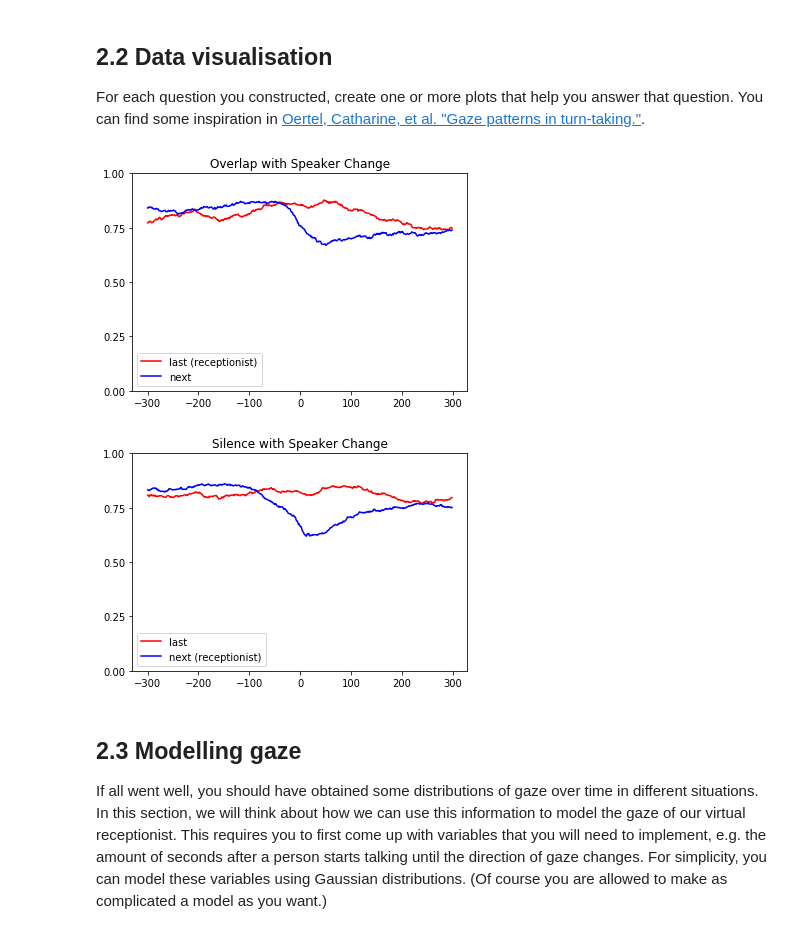
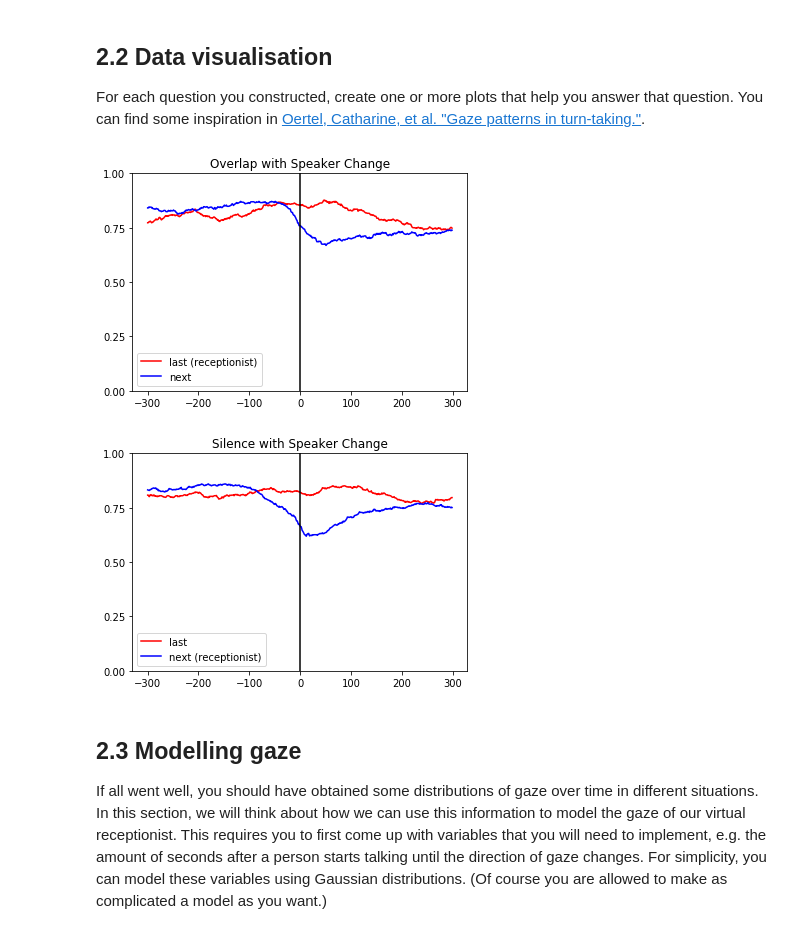
Before and after one commit to adis98/Conv_agents_grp_12, a Jupyter notebook: gaze_lab/CS4270 Gaze Lab.ipynb, the cells around one changed output. Drawn from its saved outputs; the diff is of its cells as text; code cells hidden in the pictures.

```diff
--- a/gaze_lab/CS4270 Gaze Lab.ipynb
+++ b/gaze_lab/CS4270 Gaze Lab.ipynb
@@ -575,21 +575,22 @@ import matplotlib.pyplot as plt
 # %%
 X = [x for x in range(-300, 300)]
 Y = plot_data['OV_with_SC']['original']
 
 plt.plot(X, Y, 'r', label='last (receptionist)')
 plt.legend()
 
 X = [x for x in range(-300, 300)]
 Y = plot_data['OV_with_SC']['incoming']
 
 plt.plot(X, Y, 'b', label='next')
+plt.axvline(x=0, color='black')
+plt.title('Overlap with Speaker Change')
 plt.legend()
-plt.title('Overlap with Speaker Change')
 
 plt.yticks([0, .25, .50, .75, 1])
 plt.show()
 # %% [output]
-[figure, old version]
+[figure, new version]
 # %%
 X = [x for x in range(-300, 300)]
 Y = plot_data['SIL_with_SC']['original']
@@ -601,13 +602,14 @@ X = [x for x in range(-300, 300)]
 Y = plot_data['SIL_with_SC']['incoming']
 
 plt.plot(X, Y, 'b', label='next (receptionist)')
+plt.axvline(x=0, color='black')
 plt.legend()
 plt.title('Silence with Speaker Change')
 
 plt.yticks([0, .25, .50, .75, 1])
 plt.show()
 # %% [output]
-[figure, old version]
+[figure, new version]
 # %% [markdown]
 ## 2.3 Modelling gaze
 
```
Also changed, not shown: parts of 6 cells of this notebook.
